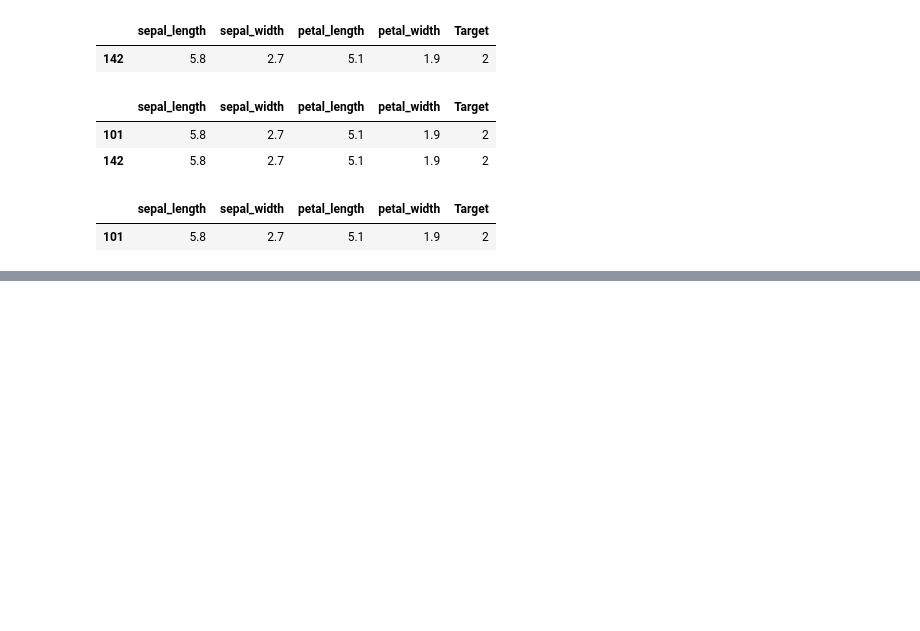
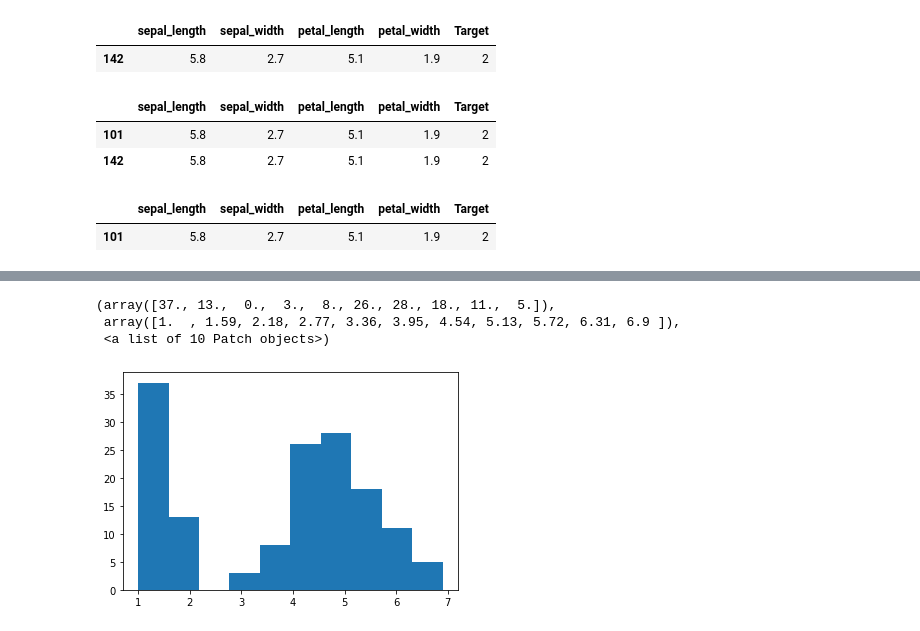
Before and after one commit to psparkeb/class02, a Jupyter notebook: class02.ipynb, the cells around one changed output, grey strips where cells are left out. Saved outputs shown, nothing was run; the diff lists cells and outputs as text; code cells hidden in the pictures; blank space fills up the shorter version.

```diff
--- a/class02.ipynb
+++ b/class02.ipynb
@@ -320,0 +357,7 @@ df.loc[(df.sepal_length==5.8)&(df.petal_width==1.9),:]
+# %%
+plt.hist(x="petal_length",data=df)
+# %% [output]
+(array([37., 13.,  0.,  3.,  8., 26., 28., 18., 11.,  5.]),
+ array([1.  , 1.59, 2.18, 2.77, 3.36, 3.95, 4.54, 5.13, 5.72, 6.31, 6.9 ]),
+ <a list of 10 Patch objects>)
+[figure, added]
```
Also changed, not shown: parts of 31 cells of this notebook.
